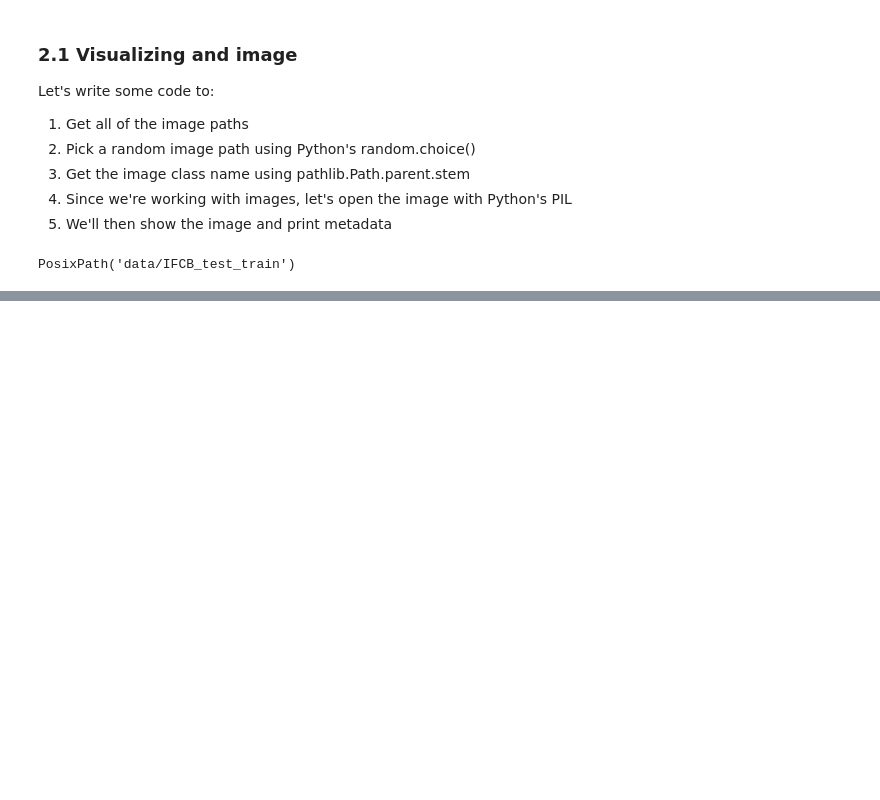
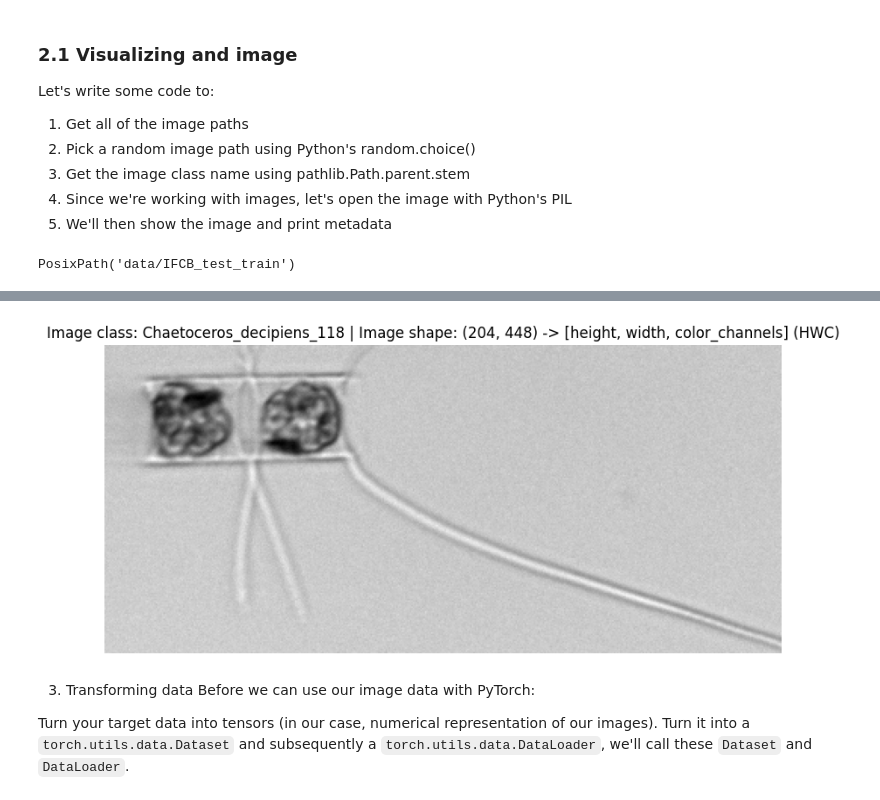
Before and after one commit to maritnorli/IFCB_CNN_Classify, a Jupyter notebook: Train_test_IFCB.ipynb, the cells around one changed output, grey strips where cells are left out. Cells and saved outputs as stored; diff of their text form; code cells hidden in the pictures; blank space fills up the shorter version.

```diff
--- a/Train_test_IFCB.ipynb
+++ b/Train_test_IFCB.ipynb
@@ -122,0 +122,20 @@ Image width: 608
+# %%
+import numpy as np
+import matplotlib.pyplot as plt
+
+# Turn the image into an array
+img_as_array = np.asarray(img)
+
+# Plot the image with matplotlib
+plt.figure(figsize=(10, 7))
+plt.imshow(img, cmap='gray')
+plt.title(f"Image class: {image_class} | Image shape: {img_as_array.shape} -> [height, width, color_channels] (HWC)")
+plt.axis(False);
+# %% [output]
+[figure, added]
+# %% [markdown]
+3. Transforming data
+Before we can use our image data with PyTorch:
+
+Turn your target data into tensors (in our case, numerical representation of our images).
+Turn it into a `torch.utils.data.Dataset` and subsequently a `torch.utils.data.DataLoader`, we'll call these `Dataset` and `DataLoader`.
```
Also changed, not shown: parts of 11 cells of this notebook.
